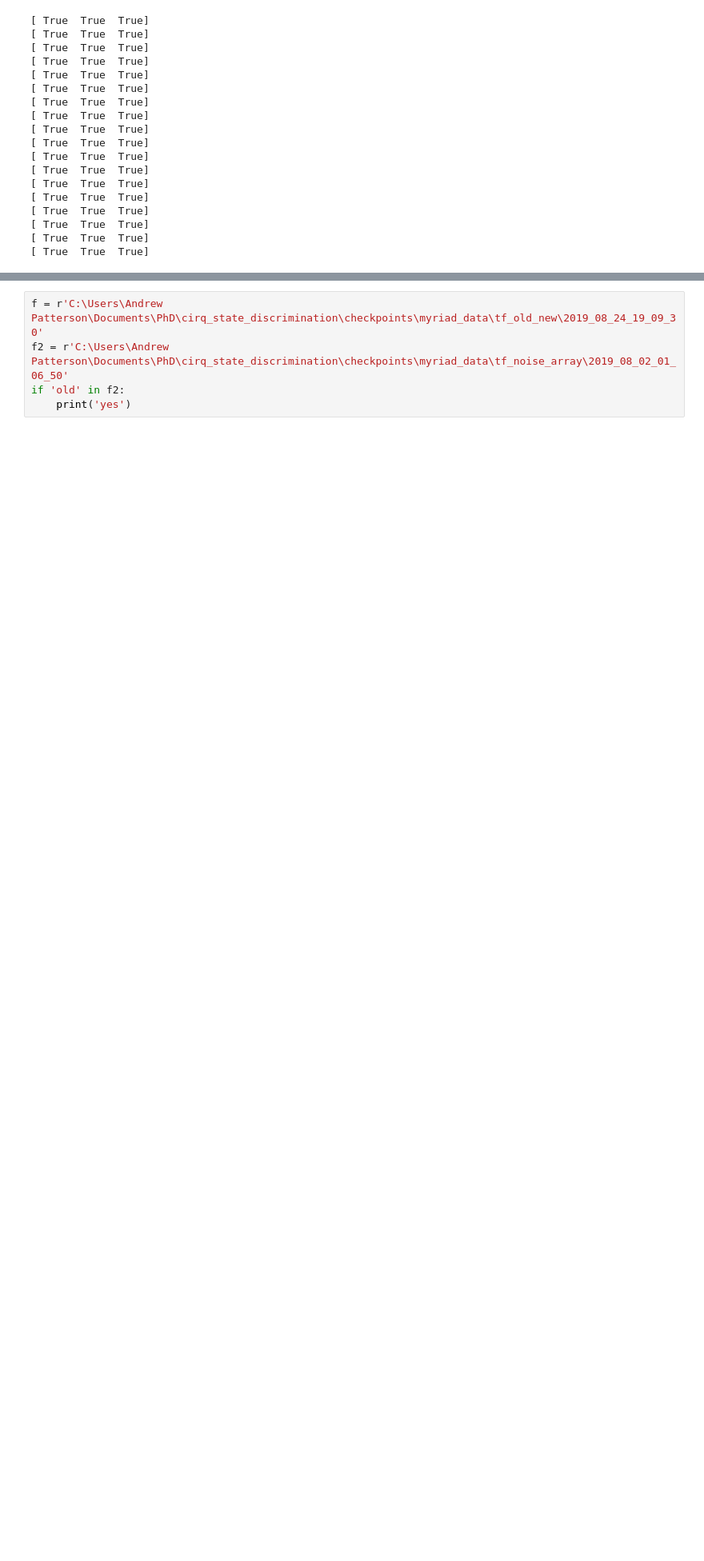
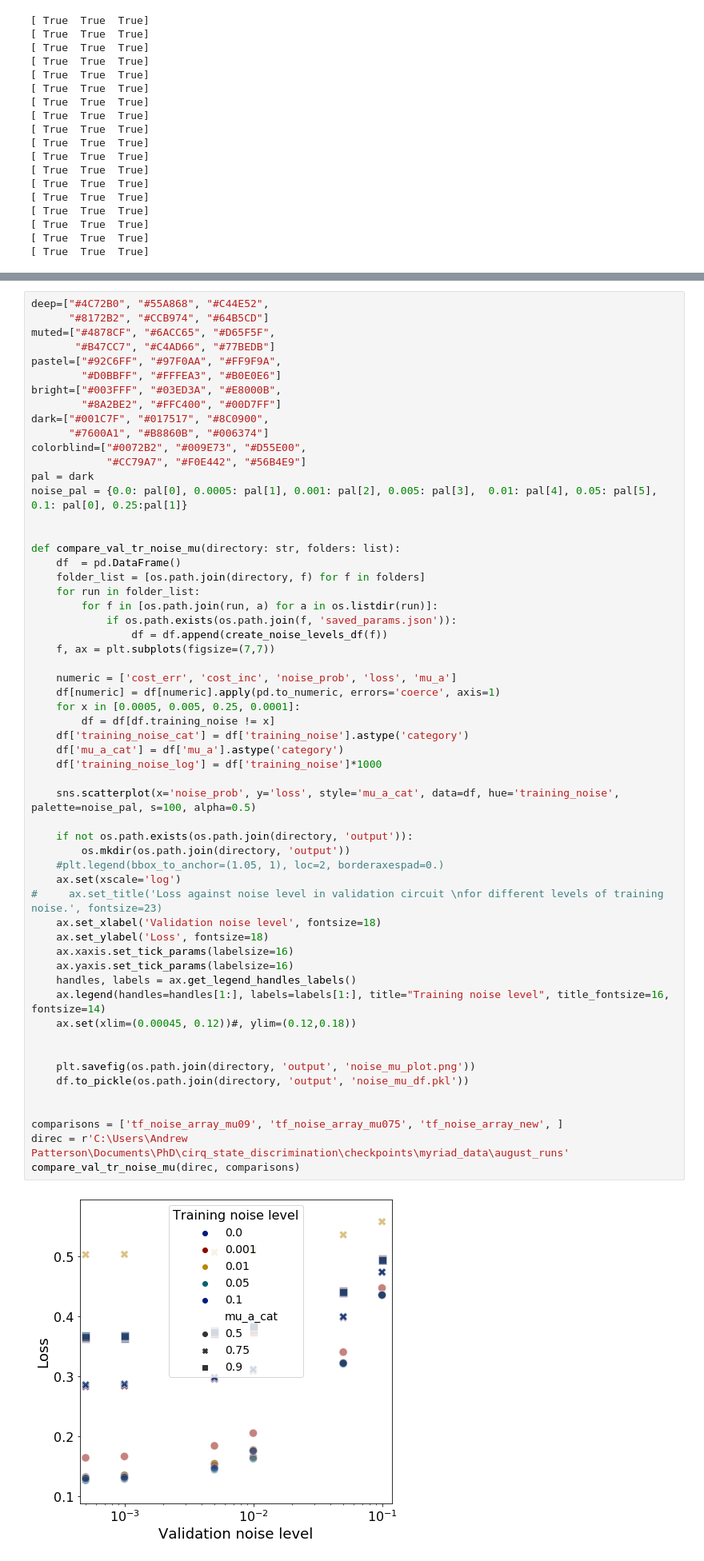
Before and after one commit to DuckTigger/StateDiscrimination_withCirq, a Jupyter notebook: create_outputs (1).ipynb, the cells around one changed output, grey strips where cells are left out. Shown at 80% size. Saved outputs shown, nothing was run; the diff lists cells and outputs as text; blank space fills up the shorter version.

```diff
--- a/create_outputs (1).ipynb
+++ b/create_outputs (1).ipynb
@@ -519,5 +581,59 @@ df
-# %%
-f = r'C:\Users\Andrew Patterson\Documents\PhD\cirq_state_discrimination\checkpoints\myriad_data\tf_old_new\2019_08_24_19_09_30'
-f2 = r'C:\Users\Andrew Patterson\Documents\PhD\cirq_state_discrimination\checkpoints\myriad_data\tf_noise_array\2019_08_02_01_06_50'
-if 'old' in f2:
-    print('yes')
+# %%
+deep=["#4C72B0", "#55A868", "#C44E52",
+      "#8172B2", "#CCB974", "#64B5CD"]
+muted=["#4878CF", "#6ACC65", "#D65F5F",
+       "#B47CC7", "#C4AD66", "#77BEDB"]
+pastel=["#92C6FF", "#97F0AA", "#FF9F9A",
+        "#D0BBFF", "#FFFEA3", "#B0E0E6"]
+bright=["#003FFF", "#03ED3A", "#E8000B",
+        "#8A2BE2", "#FFC400", "#00D7FF"]
+dark=["#001C7F", "#017517", "#8C0900",
+      "#7600A1", "#B8860B", "#006374"]
+colorblind=["#0072B2", "#009E73", "#D55E00",
+            "#CC79A7", "#F0E442", "#56B4E9"]
+pal = dark
+noise_pal = {0.0: pal[0], 0.0005: pal[1], 0.001: pal[2], 0.005: pal[3],  0.01: pal[4], 0.05: pal[5], 0.1: pal[0], 0.25:pal[1]}
+
+
+def compare_val_tr_noise_mu(directory: str, folders: list):
+    df  = pd.DataFrame()
+    folder_list = [os.path.join(directory, f) for f in folders]
+    for run in folder_list:
+        for f in [os.path.join(run, a) for a in os.listdir(run)]:
+            if os.path.exists(os.path.join(f, 'saved_params.json')):
+                df = df.append(create_noise_levels_df(f))
+    f, ax = plt.subplots(figsize=(7,7))
+
+    numeric = ['cost_err', 'cost_inc', 'noise_prob', 'loss', 'mu_a']
+    df[numeric] = df[numeric].apply(pd.to_numeric, errors='coerce', axis=1)
+    for x in [0.0005, 0.005, 0.25, 0.0001]:
+        df = df[df.training_noise != x]
+    df['training_noise_cat'] = df['training_noise'].astype('category')
+    df['mu_a_cat'] = df['mu_a'].astype('category')
+    df['training_noise_log'] = df['training_noise']*1000
+
+    sns.scatterplot(x='noise_prob', y='loss', style='mu_a_cat', data=df, hue='training_noise', palette=noise_pal, s=100, alpha=0.5)
+
+    if not os.path.exists(os.path.join(directory, 'output')):
+        os.mkdir(os.path.join(directory, 'output'))
+    #plt.legend(bbox_to_anchor=(1.05, 1), loc=2, borderaxespad=0.)
+    ax.set(xscale='log')
+#     ax.set_title('Loss against noise level in validation circuit \nfor different levels of training noise.', fontsize=23)
+    ax.set_xlabel('Validation noise level', fontsize=18)
+    ax.set_ylabel('Loss', fontsize=18)
+    ax.xaxis.set_tick_params(labelsize=16)
+    ax.yaxis.set_tick_params(labelsize=16)
+    handles, labels = ax.get_legend_handles_labels()
+    ax.legend(handles=handles[1:], labels=labels[1:], title="Training noise level", title_fontsize=16, fontsize=14)
+    ax.set(xlim=(0.00045, 0.12))#, ylim=(0.12,0.18))
+
+
+    plt.savefig(os.path.join(directory, 'output', 'noise_mu_plot.png'))
+    df.to_pickle(os.path.join(directory, 'output', 'noise_mu_df.pkl'))
+
+
+comparisons = ['tf_noise_array_mu09', 'tf_noise_array_mu075', 'tf_noise_array_new', ]
+direc = r'C:\Users\Andrew Patterson\Documents\PhD\cirq_state_discrimination\checkpoints\myriad_data\august_runs'
+compare_val_tr_noise_mu(direc, comparisons)
+# %% [output]
+[figure, added]
```
Also changed, not shown: parts of 7 cells of this notebook, 2 other files.
